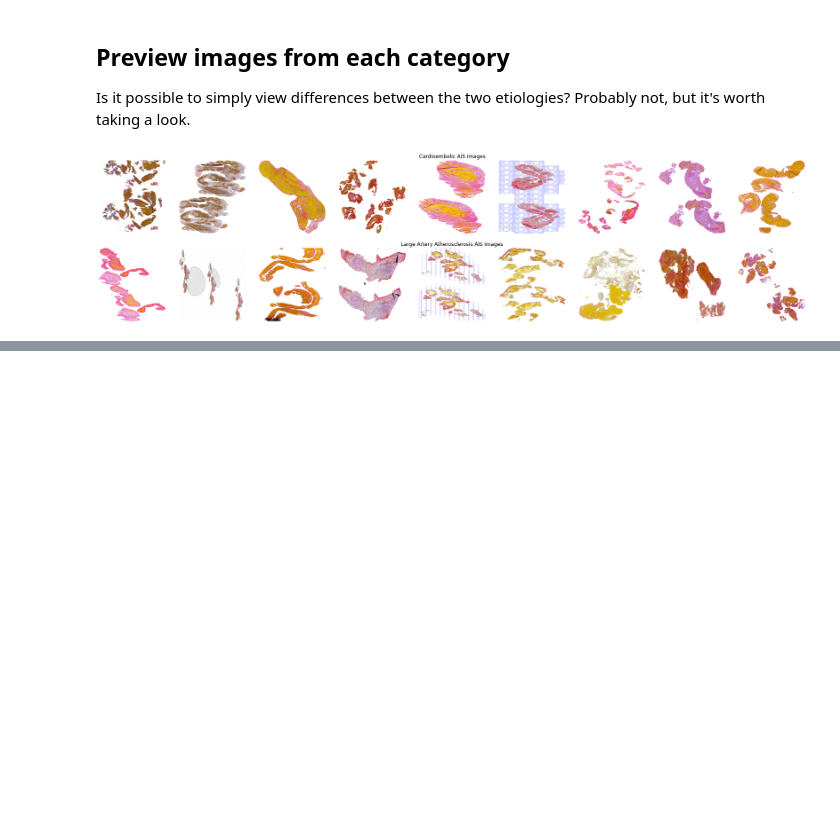
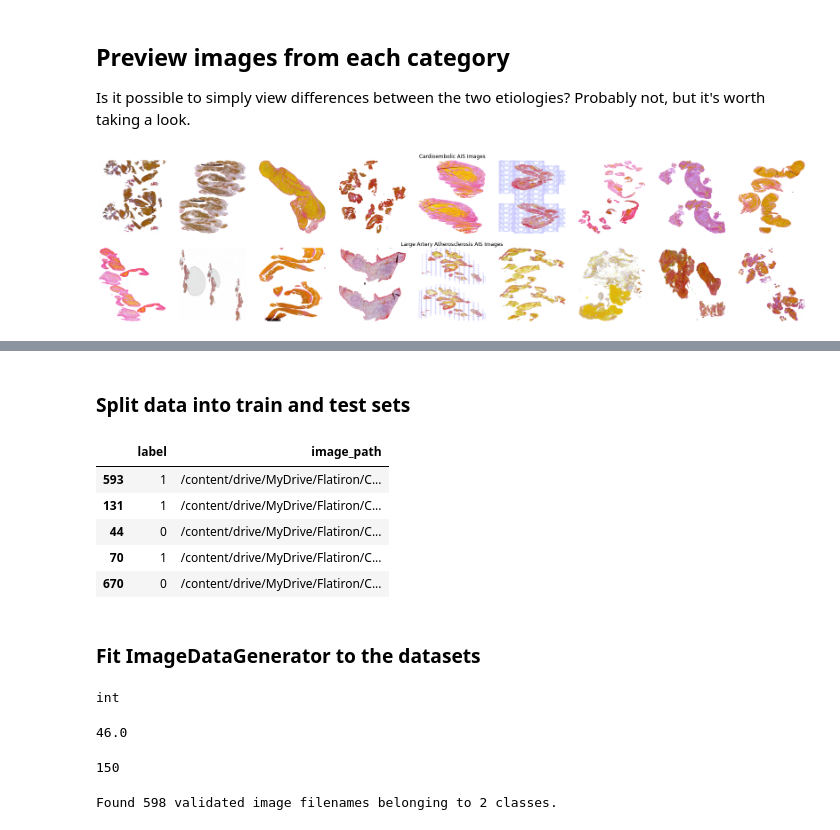
Before and after one commit to samoliver3/capstone-STRIP-AI, a Jupyter notebook: STRIP.ipynb, the cells around one changed output, grey strips where cells are left out. Cells and saved outputs as stored; diff of their text form; code cells hidden in the pictures; blank space fills up the shorter version.

Commit message:
Preparing data for modeling

```diff
--- a/STRIP.ipynb
+++ b/STRIP.ipynb
@@ -344,8 +344,8 @@ df_all = train_df.copy()
 df_all = df_all.drop(['center_id', 'patient_id', 'image_num'], axis=1)
 
 # change 'label' column to contain 0 or 1. CE will be 0 & LAA will be 1
-df_all.loc[df_all['label'] == 'CE', 'label'] = 0     # CE is now 0
-df_all.loc[df_all['label'] == 'LAA', 'label'] = 1     # LAA is now 1
+#df_all.loc[df_all['label'] == 'CE', 'label'] = 0     # CE is now 0
+#df_all.loc[df_all['label'] == 'LAA', 'label'] = 1     # LAA is now 1
 
 print(len(df_all))
 df_all.head()
@@ -422,0 +429,40 @@ The variation between the different CE & LAA images is pretty large. I'm not sur
+# %% [markdown]
+### Split data into train and test sets
+# %%
+from sklearn.model_selection import train_test_split
+df_tt = df_all.copy()
+train, test = train_test_split(df_tt, test_size=0.2, random_state=42,
+                               shuffle=True)
+# %% [output]
+|  | label | image_path |
+| 593 | 1 | /content/drive/MyDrive/Flatiron/C... |
+| 131 | 1 | /content/drive/MyDrive/Flatiron/C... |
+| 44 | 0 | /content/drive/MyDrive/Flatiron/C... |
+| 70 | 1 | /content/drive/MyDrive/Flatiron/C... |
+| 670 | 0 | /content/drive/MyDrive/Flatiron/C... |
+# %% [markdown]
+### Fit ImageDataGenerator to the datasets
+# %%
+type(test.label.to_list()[6])
+# %% [output]
+int
+# %%
+598 / 13
+# %% [output]
+46.0
+# %%
+len(test)
+# %% [output]
+150
+# %%
+# fit the image modifier/permuter
+train1 = train.copy()
+train1.loc[train1['label'] == 0, 'label'] = 'CE'    # CE is now 0
+train1.loc[train1['label'] == 1, 'label'] = 'LAA'    # LAA is now 1
+
+train_gen = permutes.flow_from_dataframe(dataframe=train1, x_col='image_path',
+                                         y_col='label', target_size=(256,256),
+                                         class_mode='binary', batch_size=13,
+                                         seed=42)
+# %% [output]
+Found 598 validated image filenames belonging to 2 classes.
```
Also changed, not shown: parts of 6 cells of this notebook.
